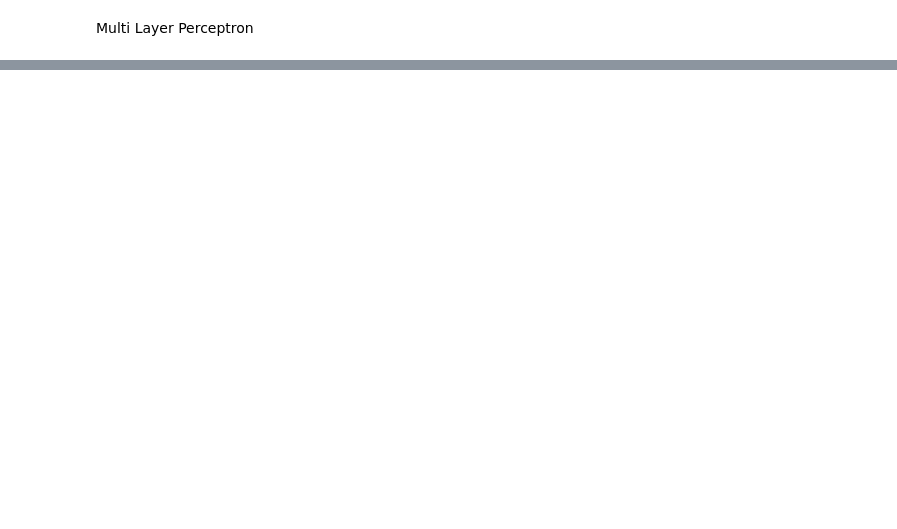
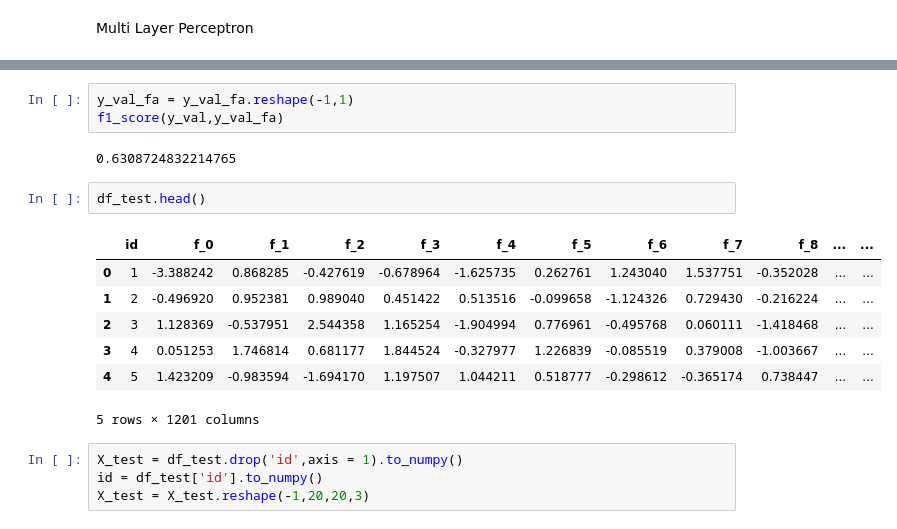
Before and after one commit to palswayam5/AI_generated_Images_Classifier, a Jupyter notebook: ViT.ipynb, the cells around one changed output, grey strips where cells are left out. Drawn from its saved outputs; the diff is of its cells as text; blank space fills up the shorter version.

```diff
--- a/ViT.ipynb
+++ b/ViT.ipynb
@@ -94,0 +147,19 @@ def vit_classifier():
+# %%
+y_val_fa = y_val_fa.reshape(-1,1)
+f1_score(y_val,y_val_fa)
+# %% [output]
+0.6308724832214765
+# %%
+df_test.head()
+# %% [output]
+|  | id | f_0 | f_1 | f_2 | f_3 | f_4 | f_5 | f_6 | f_7 | f_8 | ... | ... |
+| 0 | 1 | -3.388242 | 0.868285 | -0.427619 | -0.678964 | -1.625735 | 0.262761 | 1.243040 | 1.537751 | -0.352028 | ... | ... |
+| 1 | 2 | -0.496920 | 0.952381 | 0.989040 | 0.451422 | 0.513516 | -0.099658 | -1.124326 | 0.729430 | -0.216224 | ... | ... |
+| 2 | 3 | 1.128369 | -0.537951 | 2.544358 | 1.165254 | -1.904994 | 0.776961 | -0.495768 | 0.060111 | -1.418468 | ... | ... |
+| 3 | 4 | 0.051253 | 1.746814 | 0.681177 | 1.844524 | -0.327977 | 1.226839 | -0.085519 | 0.379008 | -1.003667 | ... | ... |
+| 4 | 5 | 1.423209 | -0.983594 | -1.694170 | 1.197507 | 1.044211 | 0.518777 | -0.298612 | -0.365174 | 0.738447 | ... | ... |
+5 rows × 1201 columns
+# %%
+X_test = df_test.drop('id',axis = 1).to_numpy()
+id = df_test['id'].to_numpy()
+X_test = X_test.reshape(-1,20,20,3)
```
Also changed, not shown: parts of 17 cells of this notebook.
